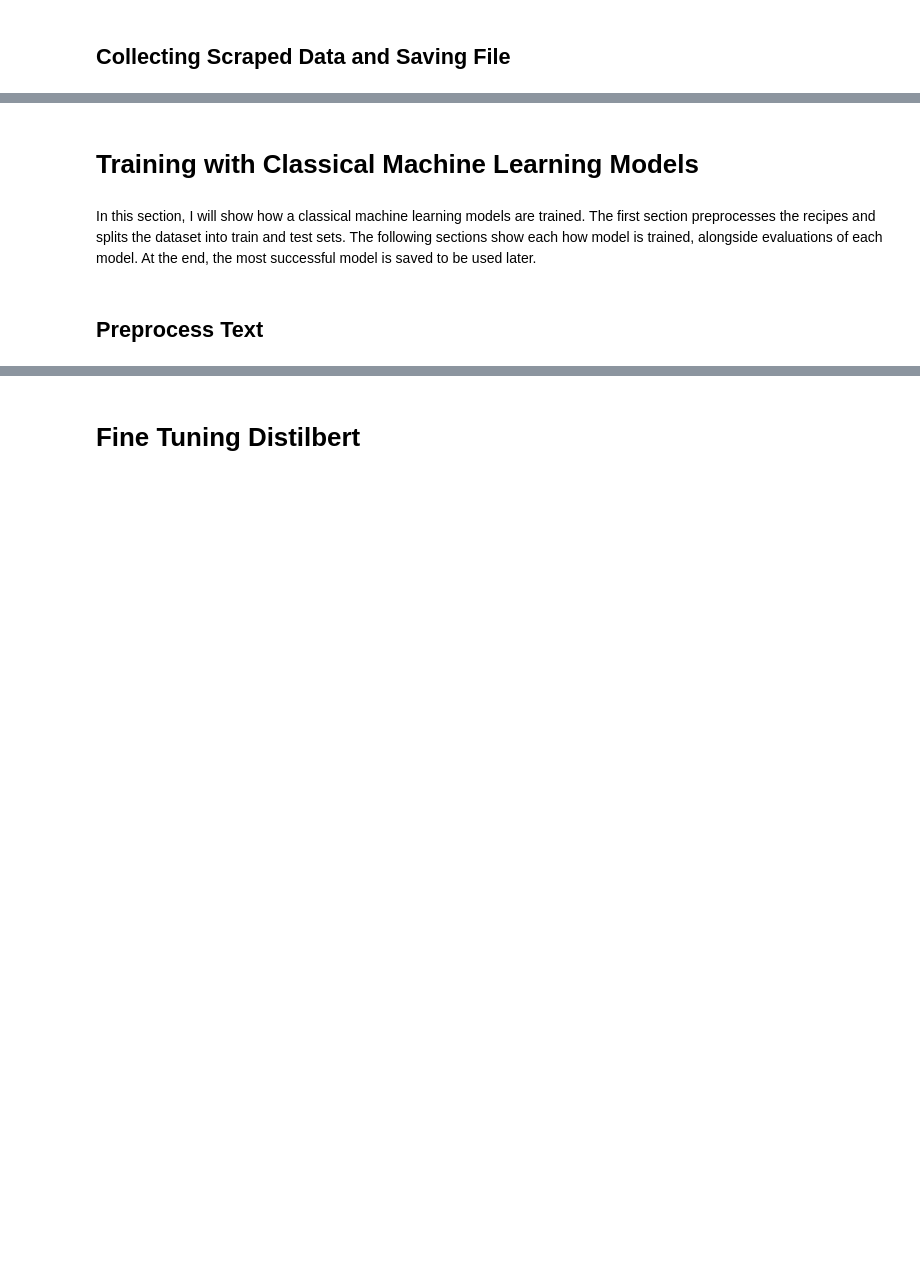
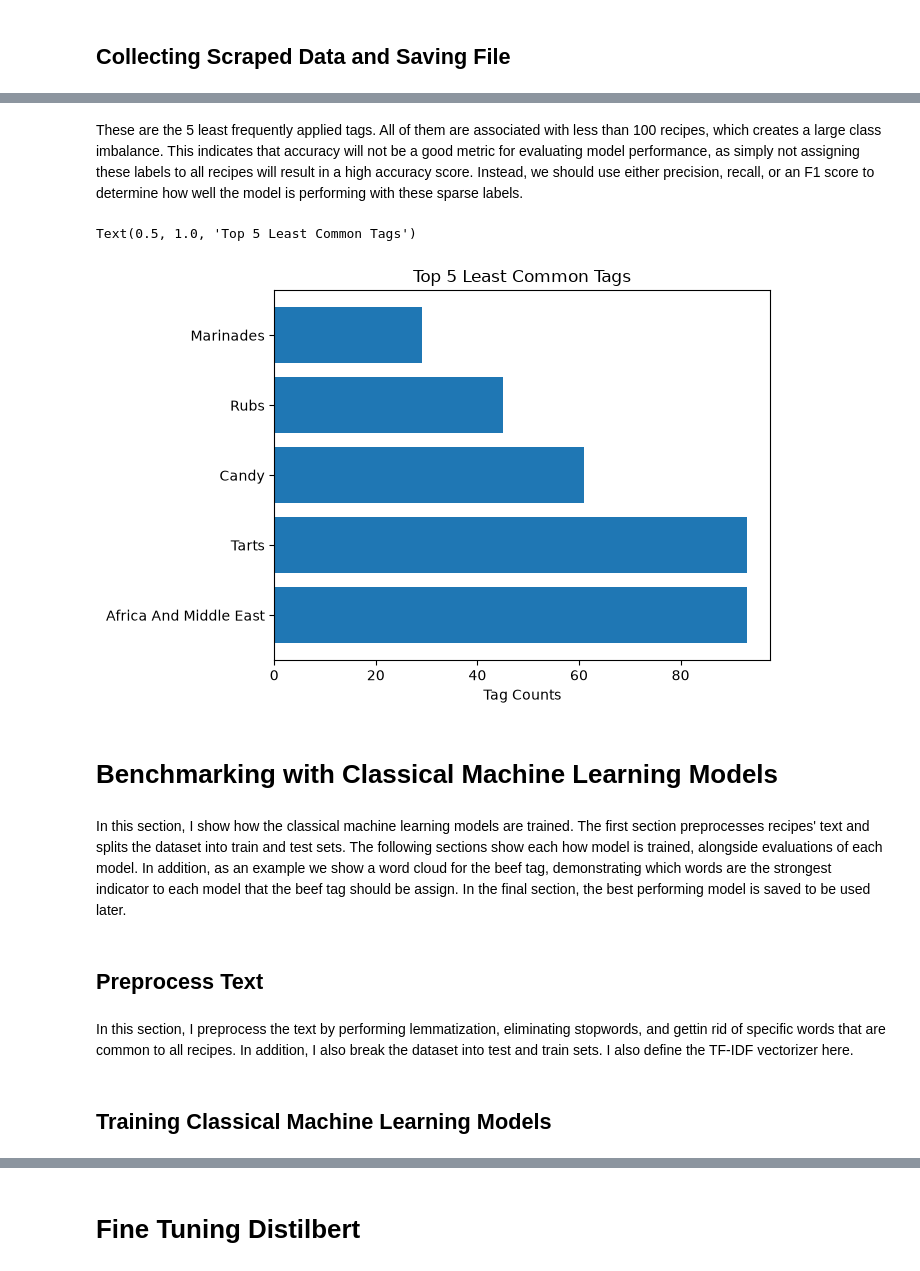
Before and after one commit to rdavidm42/Recipe-Classifier, a Jupyter notebook: Categorizing_Recipes.ipynb, the cells around one changed output, grey strips where cells are left out. Saved outputs shown, nothing was run; the diff lists cells and outputs as text; code cells hidden in the pictures; blank space fills up the shorter version.

```diff
--- a/Categorizing_Recipes.ipynb
+++ b/Categorizing_Recipes.ipynb
@@ -96,5 +140,14 @@ df.to_json("atk_recipes.json",index=False)
+# %% [markdown]
+These are the 5 least frequently applied tags. All of them are associated with less than 100 recipes, which creates a large class imbalance. This indicates that accuracy will not be a good metric for evaluating model performance, as simply not assigning these labels to all recipes will result in a high accuracy score. Instead, we should use either precision, recall, or an F1 score to determine how well the model is performing with these sparse labels.
+# %%
+plt.barh(df[0].explode().value_counts().iloc[-5:].index.str.replace('-',' ').str.title(),df[0].explode().value_counts().iloc[-5:])
+plt.xlabel('Tag Counts')
+plt.title('Top 5 Least Common Tags')
+# %% [output]
+Text(0.5, 1.0, 'Top 5 Least Common Tags')
+[figure, added]
 # %% [markdown]
-# Training with Classical Machine Learning Models
+# Benchmarking with Classical Machine Learning Models
 # %%
 import pandas as pd
 import numpy as np
@@ -115,6 +171,8 @@ import sklearn.metrics as skm
 
 from wordcloud import WordCloud
 # %% [markdown]
-In this section, I will show how a classical machine learning models are trained. The first section preprocesses the recipes and splits the dataset into train and test sets. The following sections show each how model is trained, alongside evaluations of each model. At the end, the most successful model is saved to be used later.
+In this section, I show how the classical machine learning models are trained. The first section preprocesses recipes' text and splits the dataset into train and test sets. The following sections show each how model is trained, alongside evaluations of each model. In addition, as an example we show a word cloud for the beef tag, demonstrating which words are the strongest indicator to each model that the beef tag should be assign. In the final section, the best performing model is saved to be used later.
 # %% [markdown]
 ## Preprocess Text
+# %% [markdown]
+In this section, I preprocess the text by performing lemmatization, eliminating stopwords, and gettin rid of specific words that are common to all recipes. In addition, I also break the dataset into test and train sets. I also define the TF-IDF vectorizer here.
@@ -144,2 +229,4 @@ y_test_binarized = mlb.transform(y_test)
 
 vectorizer = TfidfVectorizer()
+# %% [markdown]
+## Training Classical Machine Learning Models
```
Also changed, not shown: parts of 69 cells of this notebook, 24 other files.
